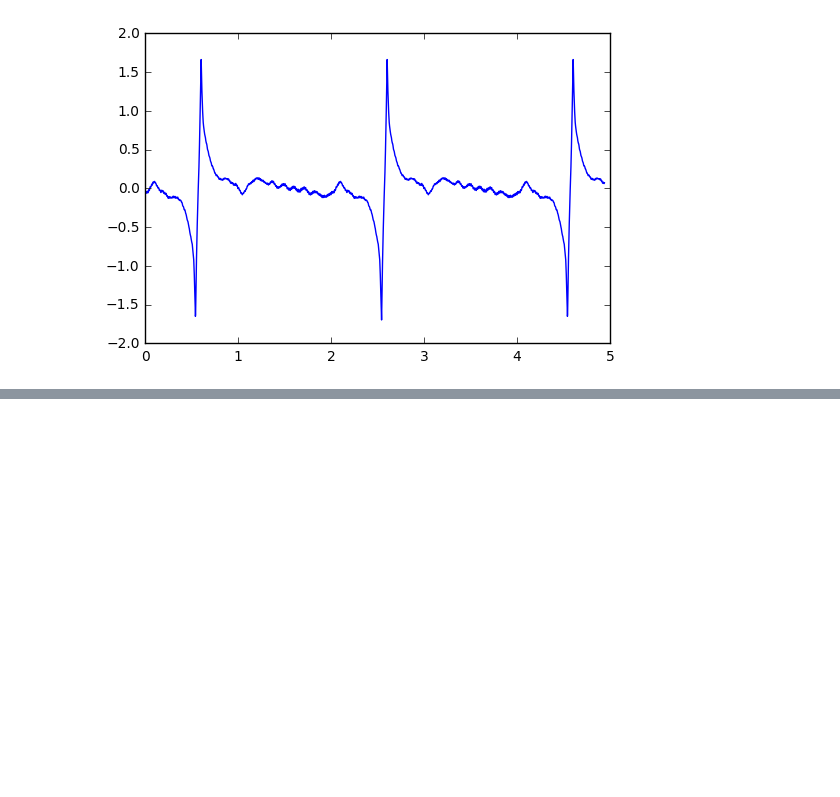
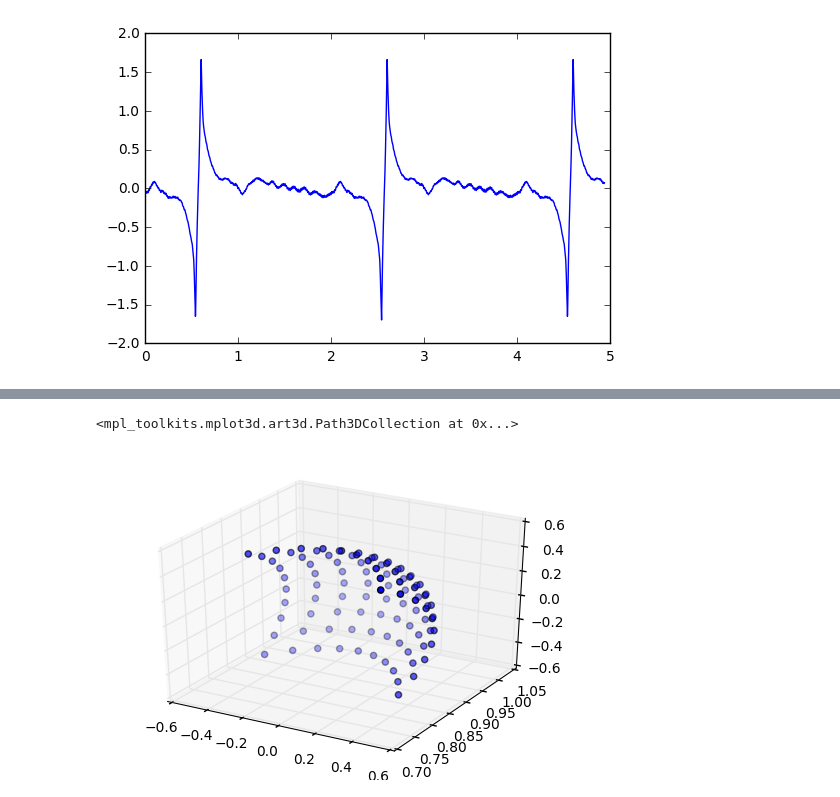
Before and after one commit to fxia22/stn.pytorch, a Jupyter notebook: script/test_stn_cylinder_spherical.ipynb, the cells around one changed output, grey strips where cells are left out. Saved outputs shown, nothing was run; the diff lists cells and outputs as text; code cells hidden in the pictures; blank space fills up the shorter version.

Commit message:
add spherical grid gen

```diff
--- a/script/test_stn_cylinder_spherical.ipynb
+++ b/script/test_stn_cylinder_spherical.ipynb
@@ -88,0 +106,3 @@ plt.plot(x[:-30], g__)
+# %%
+theta = t.grid[:,:,0] * np.pi/2 + np.pi/2
+theta
@@ -88,0 +118,2 @@ plt.plot(x[:-30], g__)
+# %%
+phi = t.grid[:,:,1] * np.pi + np.pi
@@ -88,0 +131,8 @@ plt.plot(x[:-30], g__)
+# %%
+x = torch.sin(theta) * torch.cos(phi)
+y = torch.sin(theta) * torch.sin(phi)
+z = torch.cos(theta)
+# %%
+showx = x[10:20,10:20].numpy()
+showy = y[10:20,10:20].numpy()
+showz = z[10:20,10:20].numpy()
@@ -88,0 +141,7 @@ plt.plot(x[:-30], g__)
+# %%
+fig = plt.figure()
+ax = fig.add_subplot(111, projection='3d')
+ax.scatter(showx.flatten(), showy.flatten(), showz.flatten())
+# %% [output]
+<mpl_toolkits.mplot3d.art3d.Path3DCollection at 0x...>
+[figure, added]
```
Also changed, not shown: parts of 32 cells of this notebook, 1 other file.
